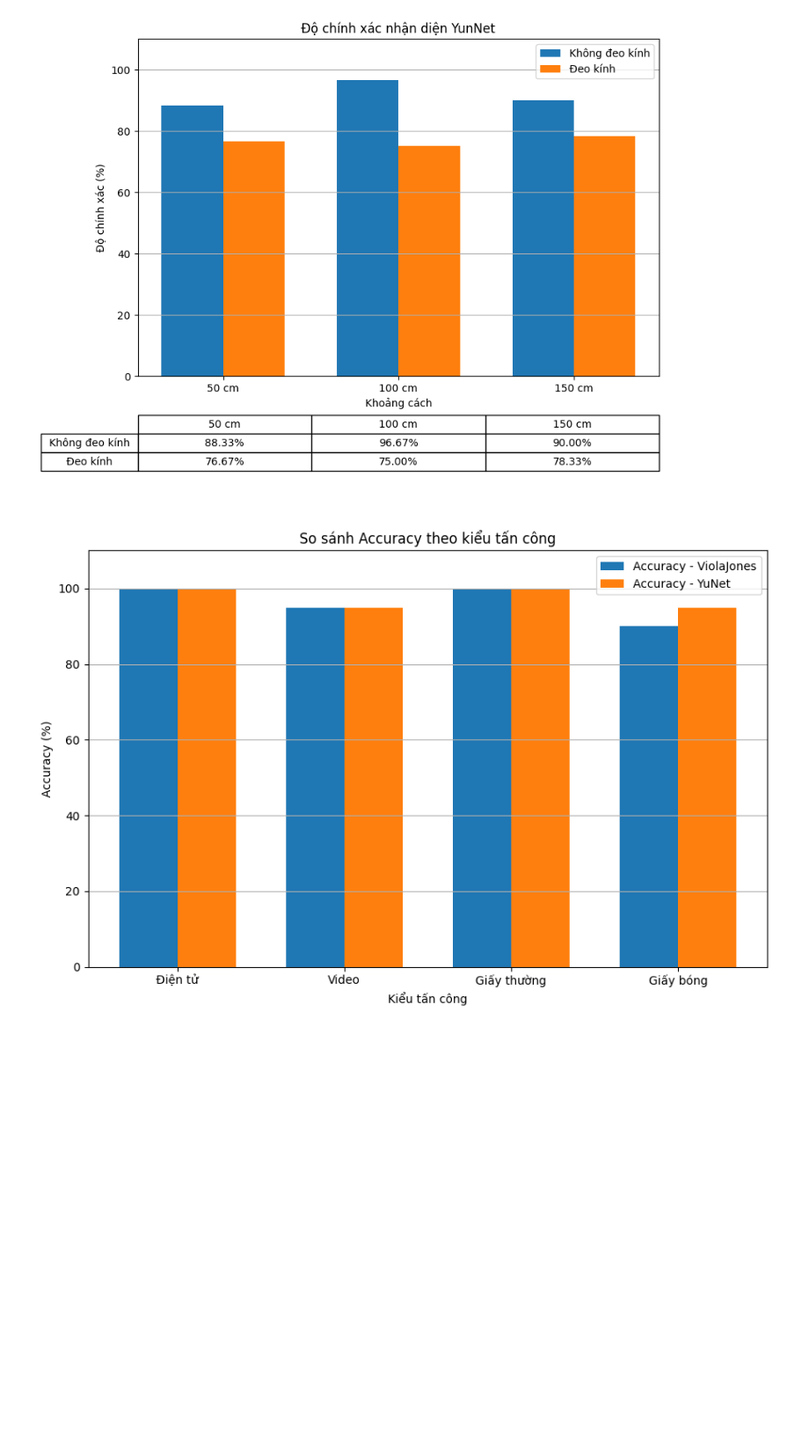
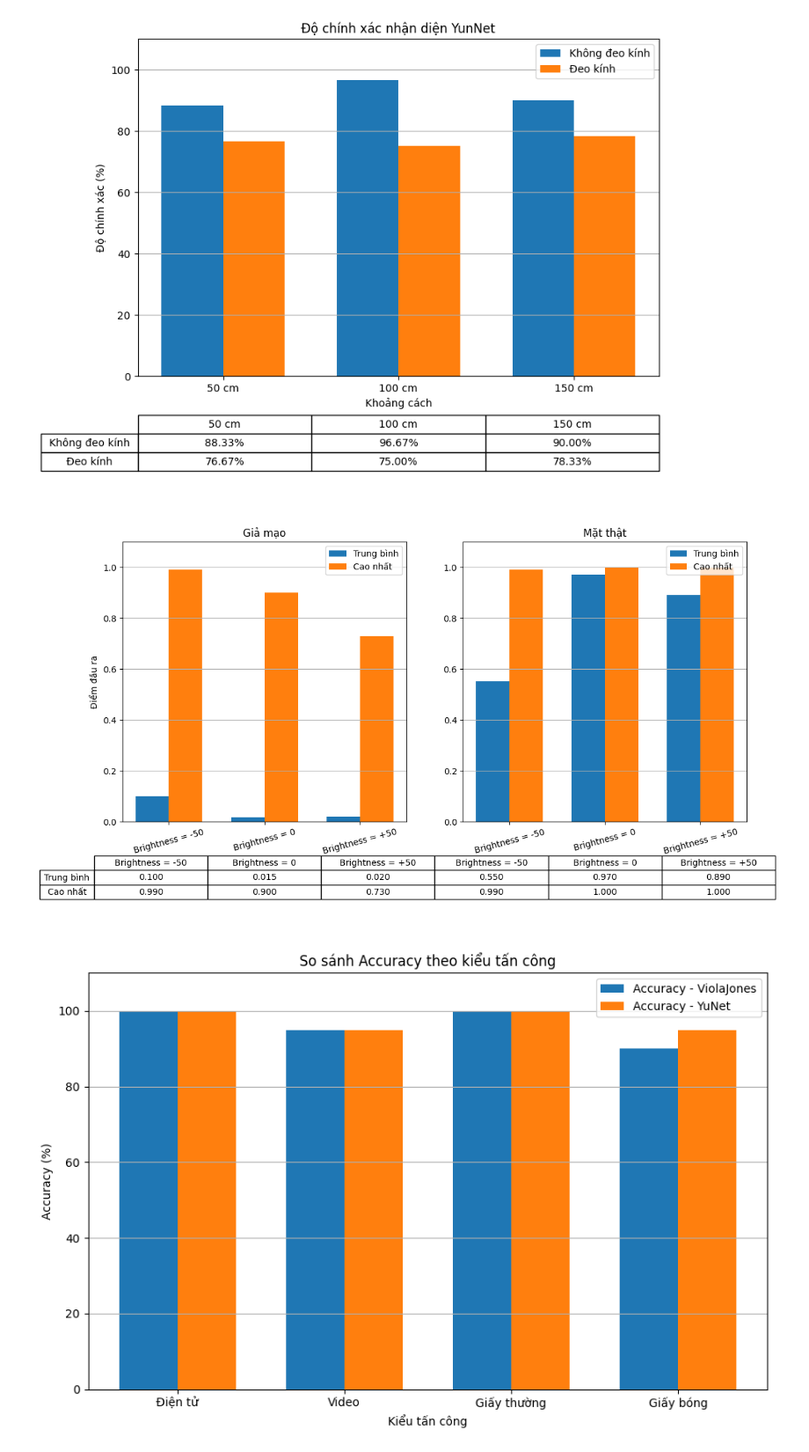
Before and after one commit to NLT22/DATN, a Jupyter notebook: test_perform.ipynb, the cells around one changed output. Shown: that part at 88% size. Cells and saved outputs as stored; diff of their text form; code cells hidden in the pictures; blank space fills up the shorter version.

```diff
--- a/test_perform.ipynb
+++ b/test_perform.ipynb
@@ -708,6 +707,92 @@ plt.tight_layout()
 plt.show()
 # %% [output]
 [figure]
+# %%
+import numpy as np
+import matplotlib.pyplot as plt
+from matplotlib.gridspec import GridSpec
+
+# ==== DỮ LIỆU ====
+brightness_labels = ["Brightness = -50", "Brightness = 0", "Brightness = +50"]
+
+# Ảnh giả
+fake_mean = [0.1000, 0.0154, 0.0197]
+fake_max = [0.9900, 0.9000, 0.7300]
+
+# Ảnh thật
+real_mean = [0.5500, 0.9700, 0.8900]
+real_max = [0.9900, 1.0000, 1.0000]
+
+x = np.arange(len(brightness_labels))
+width = 0.35
+
+# ==== TẠO BỐ CỤC: 2 CỘT × 2 HÀNG (BIỂU ĐỒ + BẢNG) ====
+fig = plt.figure(figsize=(13, 8))
+gs = GridSpec(2, 2, height_ratios=[3, 1], hspace=0.05)
+
+# ==== BIỂU ĐỒ ẢNH GIẢ ====
+ax1 = fig.add_subplot(gs[0, 0])
+ax1.bar(x - width/2, fake_mean, width, label='Trung bình', color='tab:blue')
+ax1.bar(x + width/2, fake_max, width, label='Cao nhất', color='tab:orange')
+ax1.set_title("Giả mạo")
+ax1.set_xticks(x)
+ax1.set_xticklabels(brightness_labels, rotation=15)
+ax1.set_ylabel("Điểm đầu ra")
+ax1.set_ylim(0, 1.1)
+ax1.legend()
+ax1.grid(True, axis='y')
+
+# ==== BẢNG DỮ LIỆU ẢNH GIẢ ====
+ax1_table = fig.add_subplot(gs[1, 0])
+ax1_table.axis('off')
+
+table_data_fake = [
+    [f"{val:.3f}" for val in fake_mean],
+    [f"{val:.3f}" for val in fake_max]
+]
+row_labels_fake = ['Trung bình', 'Cao nhất']
+table_fake = ax1_table.table(cellText=table_data_fake,
+                             rowLabels=row_labels_fake,
+                             colLabels=brightness_labels,
+                             cellLoc='center',
+                             rowLoc='center',
+                             loc='center')
+table_fake.scale(1.2, 1.4)
+
+# ==== BIỂU ĐỒ ẢNH THẬT ====
+ax2 = fig.add_subplot(gs[0, 1])
+ax2.bar(x - width/2, real_mean, width, label='Trung bình', color='tab:blue')
+ax2.bar(x + width/2, real_max, width, label='Cao nhất', color='tab:orange')
+ax2.set_title("Mặt thật")
+ax2.set_xticks(x)
+ax2.set_xticklabels(brightness_labels, rotation=15)
+ax2.set_ylim(0, 1.1)
+ax2.legend()
+ax2.grid(True, axis='y')
+
+# ==== BẢNG DỮ LIỆU ẢNH THẬT ====
+ax2_table = fig.add_subplot(gs[1, 1])
+ax2_table.axis('off')
+
+table_data_real = [
+    [f"{val:.3f}" for val in real_mean],
+    [f"{val:.3f}" for val in real_max]
+]
+row_labels_real = ['Trung bình', 'Cao nhất']
+table_real = ax2_table.table(cellText=table_data_real,
+                            #  rowLabels=row_labels_real,
+                             colLabels=brightness_labels,
+                             cellLoc='center',
+                             rowLoc='center',
+                             loc='center')
+table_real.scale(1.2, 1.4)
+
+# ==== TIÊU ĐỀ CHUNG ====
+# fig.suptitle("So sánh điểm đầu ra mô hình theo độ sáng", fontsize=14)
+plt.tight_layout(rect=[0, 0.05, 1, 0.95])
+plt.show()
+# %% [output]
+[figure, added]
 # %%
 # Re-import necessary libraries after code execution environment reset
 import numpy as np
```
Also changed, not shown: parts of 1 cell of this notebook, 40 other files.
